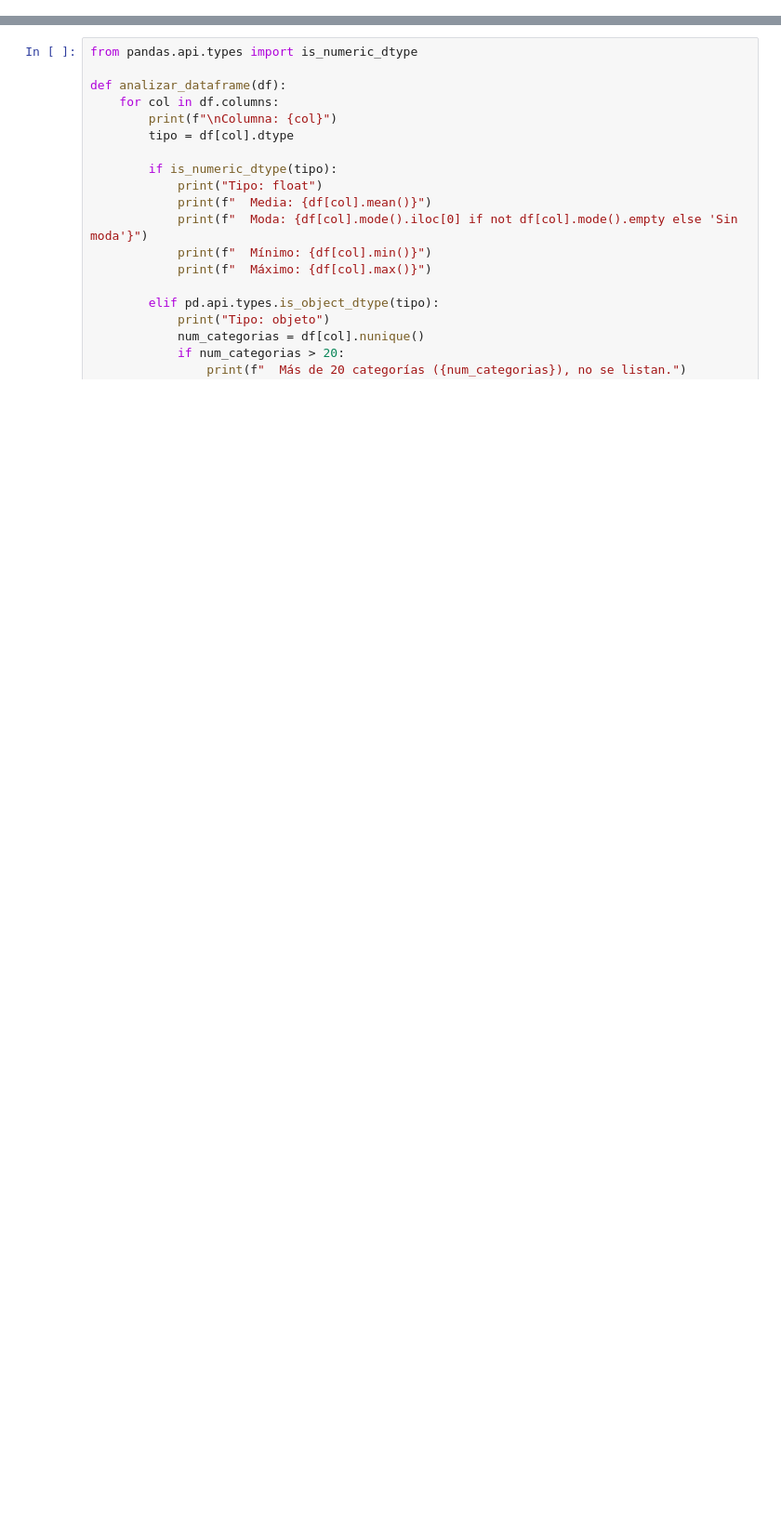
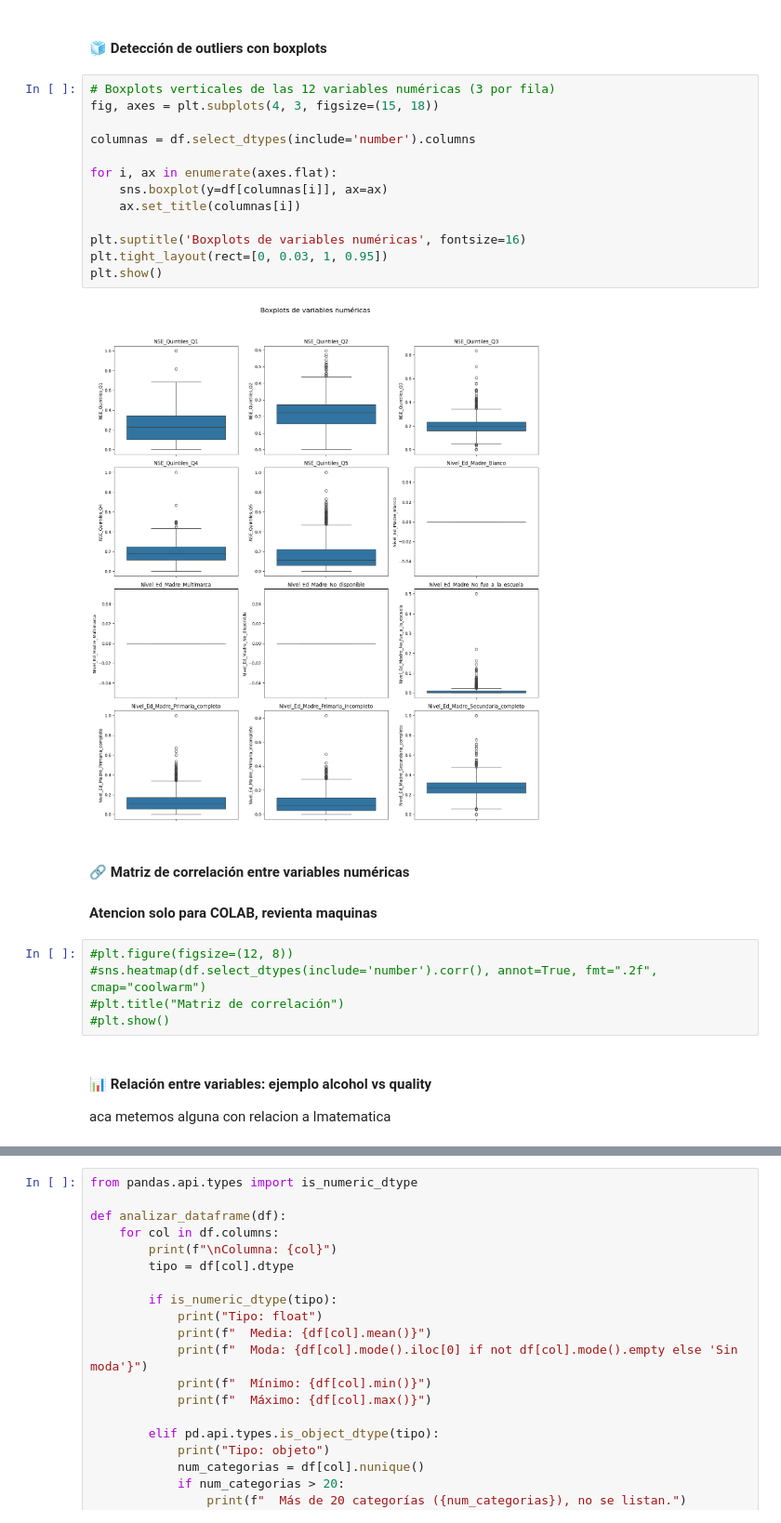
Before and after one commit to Juanchumu/Aprender2016-2024, a Jupyter notebook: notebooks/Exploracion_juan.ipynb, the cells around one changed output, grey strips where cells are left out. Shown at 93% size. Cells and saved outputs as stored; diff of their text form; blank space fills up the shorter version.

```diff
--- a/notebooks/Exploracion_juan.ipynb
+++ b/notebooks/Exploracion_juan.ipynb
@@ -0,0 +133,30 @@
+# %% [markdown]
+#### 🧊 Detección de outliers con boxplots
+# %%
+# Boxplots verticales de las 12 variables numéricas (3 por fila)
+fig, axes = plt.subplots(4, 3, figsize=(15, 18))
+
+columnas = df.select_dtypes(include='number').columns
+
+for i, ax in enumerate(axes.flat):
+    sns.boxplot(y=df[columnas[i]], ax=ax)
+    ax.set_title(columnas[i])
+
+plt.suptitle('Boxplots de variables numéricas', fontsize=16)
+plt.tight_layout(rect=[0, 0.03, 1, 0.95])
+plt.show()
+# %% [output]
+[figure, added]
+# %% [markdown]
+#### 🔗 Matriz de correlación entre variables numéricas
+
+#### Atencion solo para COLAB, revienta maquinas
+# %%
+#plt.figure(figsize=(12, 8))
+#sns.heatmap(df.select_dtypes(include='number').corr(), annot=True, fmt=".2f", cmap="coolwarm")
+#plt.title("Matriz de correlación")
+#plt.show()
+# %% [markdown]
+#### 📊 Relación entre variables: ejemplo alcohol vs quality
+
+aca metemos alguna con relacion a lmatematica
```
Also changed, not shown: parts of 17 cells of this notebook, 1 other file.
